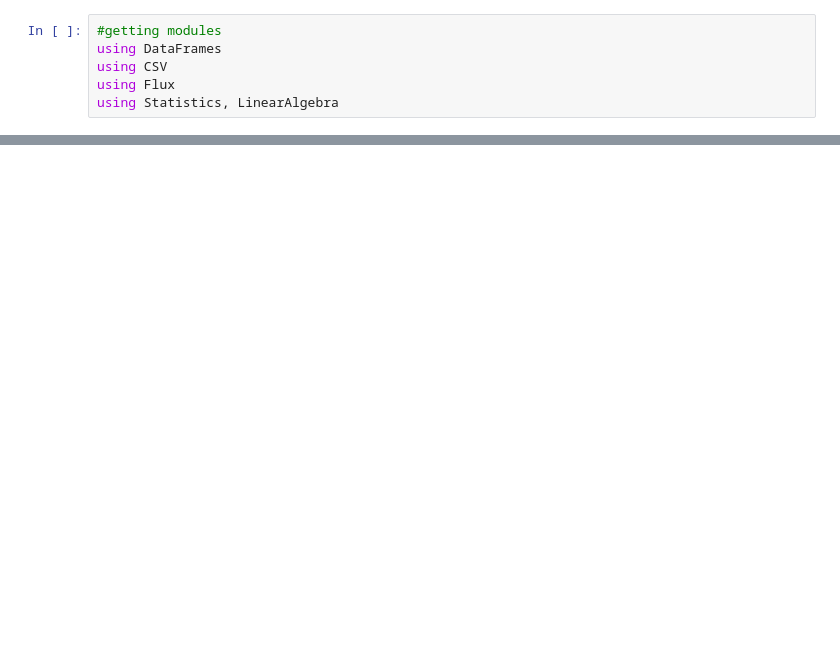
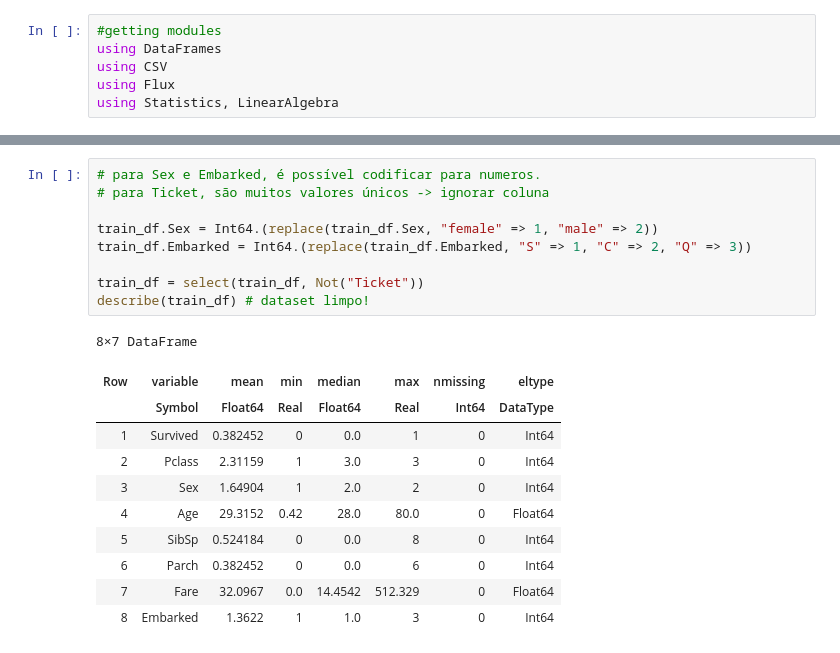
Before and after one commit to HenriqCaetano/titanic-challenge-julia, a Jupyter notebook: prediction.ipynb, the cells around one changed output, grey strips where cells are left out. Drawn from its saved outputs; the diff is of its cells as text; blank space fills up the shorter version.

```diff
--- a/prediction.ipynb
+++ b/prediction.ipynb
@@ -53,0 +113,21 @@ end
+# %%
+# para Sex e Embarked, é possível codificar para numeros.
+# para Ticket, são muitos valores únicos -> ignorar coluna
+
+train_df.Sex = Int64.(replace(train_df.Sex, "female" => 1, "male" => 2))
+train_df.Embarked = Int64.(replace(train_df.Embarked, "S" => 1, "C" => 2, "Q" => 3))
+
+train_df = select(train_df, Not("Ticket"))
+describe(train_df) # dataset limpo!
+# %% [output]
+8×7 DataFrame
+| Row | variable | mean | min | median | max | nmissing | eltype |
+|  | Symbol | Float64 | Real | Float64 | Real | Int64 | DataType |
+| 1 | Survived | 0.382452 | 0 | 0.0 | 1 | 0 | Int64 |
+| 2 | Pclass | 2.31159 | 1 | 3.0 | 3 | 0 | Int64 |
+| 3 | Sex | 1.64904 | 1 | 2.0 | 2 | 0 | Int64 |
+| 4 | Age | 29.3152 | 0.42 | 28.0 | 80.0 | 0 | Float64 |
+| 5 | SibSp | 0.524184 | 0 | 0.0 | 8 | 0 | Int64 |
+| 6 | Parch | 0.382452 | 0 | 0.0 | 6 | 0 | Int64 |
+| 7 | Fare | 32.0967 | 0.0 | 14.4542 | 512.329 | 0 | Float64 |
+| 8 | Embarked | 1.3622 | 1 | 1.0 | 3 | 0 | Int64 |
```
Also changed, not shown: parts of 8 cells of this notebook.
